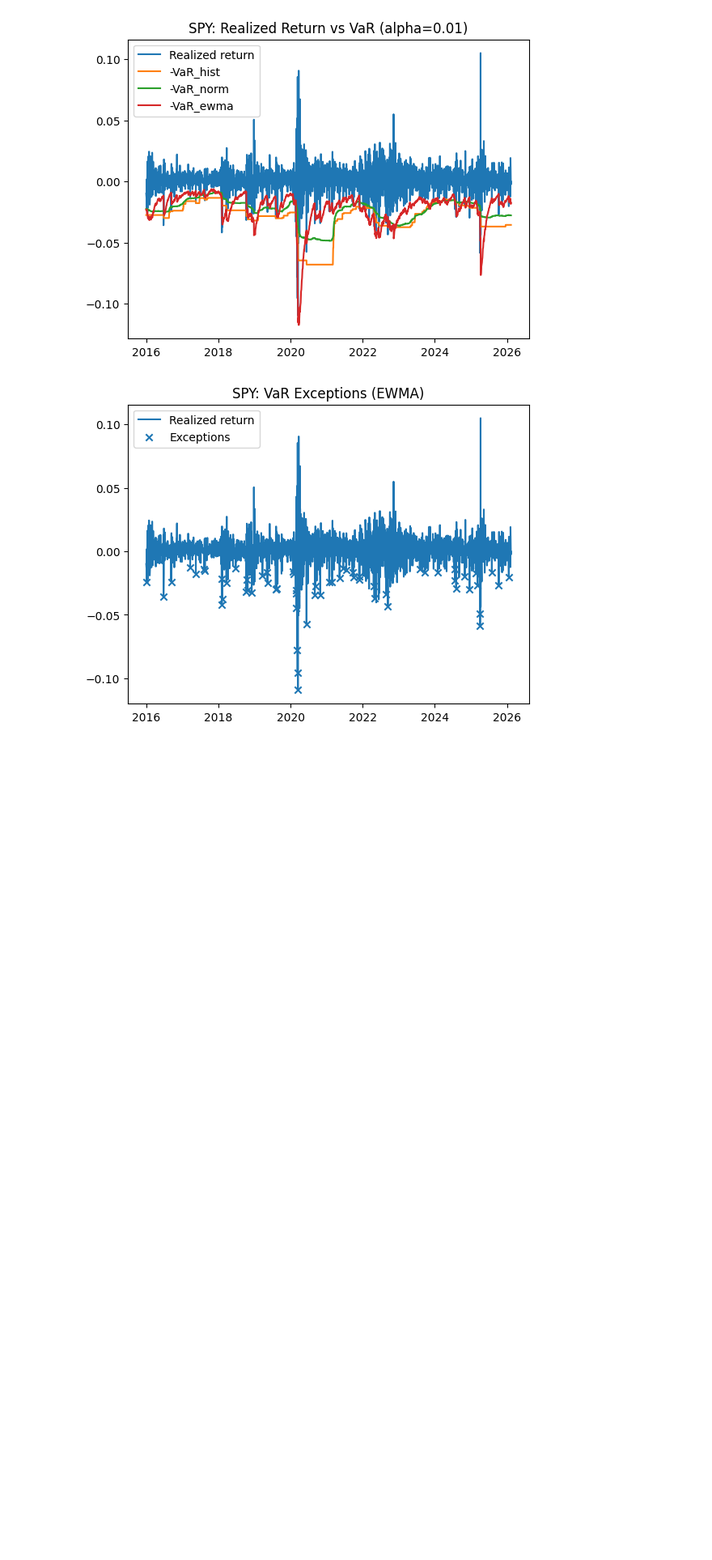
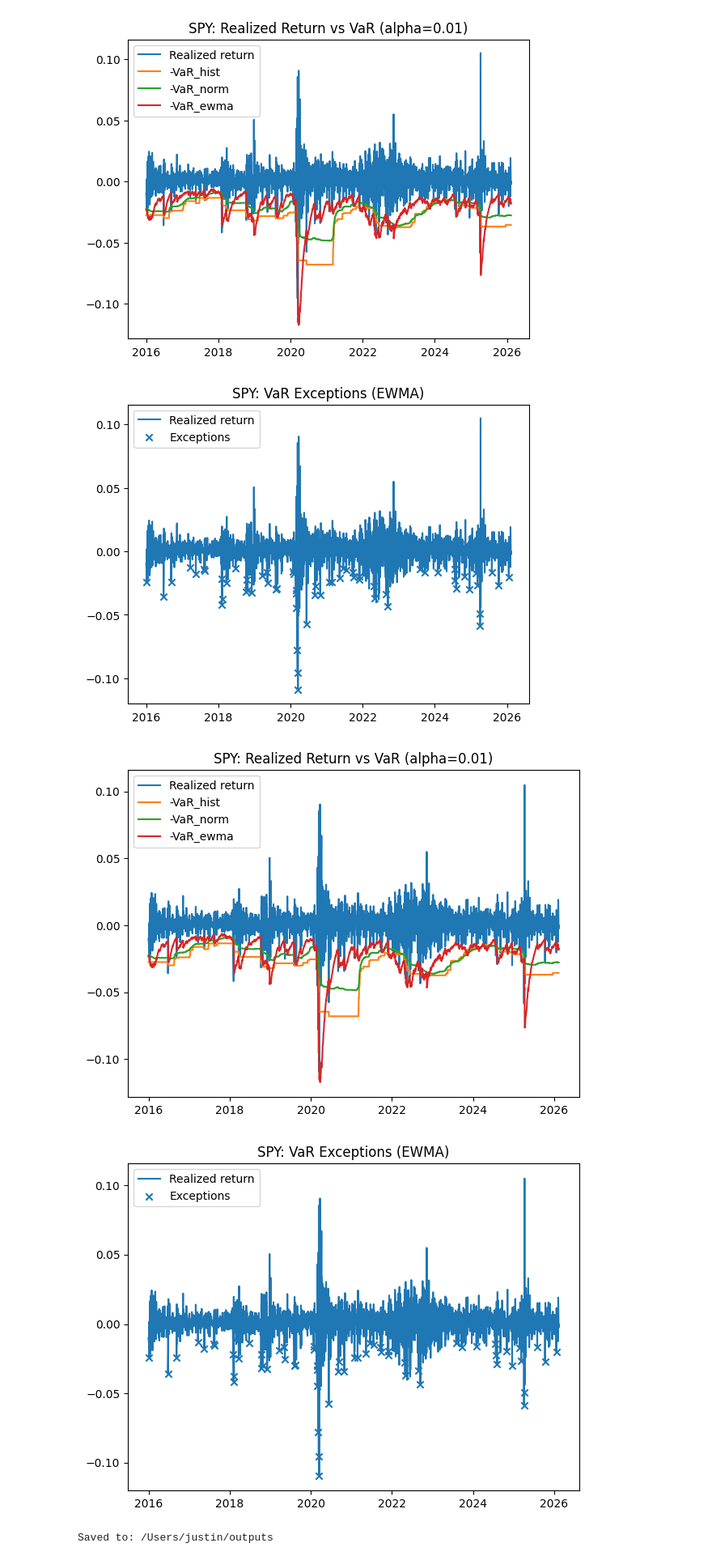
Before and after one commit to Cpy0114/Market-Risk-Quant-Portfolio, a Jupyter notebook: projects/01_var_es_backtesting/notebooks/01_var_es_backtesting.ipynb, the cells around one changed output. Shown at 81% size. Drawn from its saved outputs; the diff is of its cells as text; code cells hidden in the pictures; blank space fills up the shorter version.

```diff
--- a/projects/01_var_es_backtesting/notebooks/01_var_es_backtesting.ipynb
+++ b/projects/01_var_es_backtesting/notebooks/01_var_es_backtesting.ipynb
@@ -198,3 +198,39 @@ plt.show()
 # %% [output]
 [figure]
 [figure]
+# %%
+from pathlib import Path
+
+outdir = Path("../outputs")  # 因為 notebook 在 notebooks/ 底下
+outdir.mkdir(parents=True, exist_ok=True)
+
+# 1) Save backtest summary
+summary.to_csv(outdir / "backtest_summary.csv", index=False)
+
+# 2) Re-create and save the two plots
+plt.figure()
+plt.plot(df.index, df["realized_return"], label="Realized return")
+plt.plot(df.index, -df["VaR_hist"], label="-VaR_hist")
+plt.plot(df.index, -df["VaR_norm"], label="-VaR_norm")
+plt.plot(df.index, -df["VaR_ewma"], label="-VaR_ewma")
+plt.title(f"{ticker}: Realized Return vs VaR (alpha={alpha})")
+plt.legend()
+plt.tight_layout()
+plt.savefig(outdir / "var_vs_return.png", dpi=200)
+plt.show()
+
+exc_ewma = df["realized_return"] < (-df["VaR_ewma"])
+plt.figure()
+plt.plot(df.index, df["realized_return"], label="Realized return")
+plt.scatter(df.index[exc_ewma], df.loc[exc_ewma, "realized_return"], label="Exceptions", marker="x")
+plt.title(f"{ticker}: VaR Exceptions (EWMA)")
+plt.legend()
+plt.tight_layout()
+plt.savefig(outdir / "exceptions_ewma.png", dpi=200)
+plt.show()
+
+print("Saved to:", outdir.resolve())
+# %% [output]
+[figure, added]
+[figure, added]
+Saved to: /Users/justin/outputs
```
Also changed, not shown: parts of 2 cells of this notebook.
